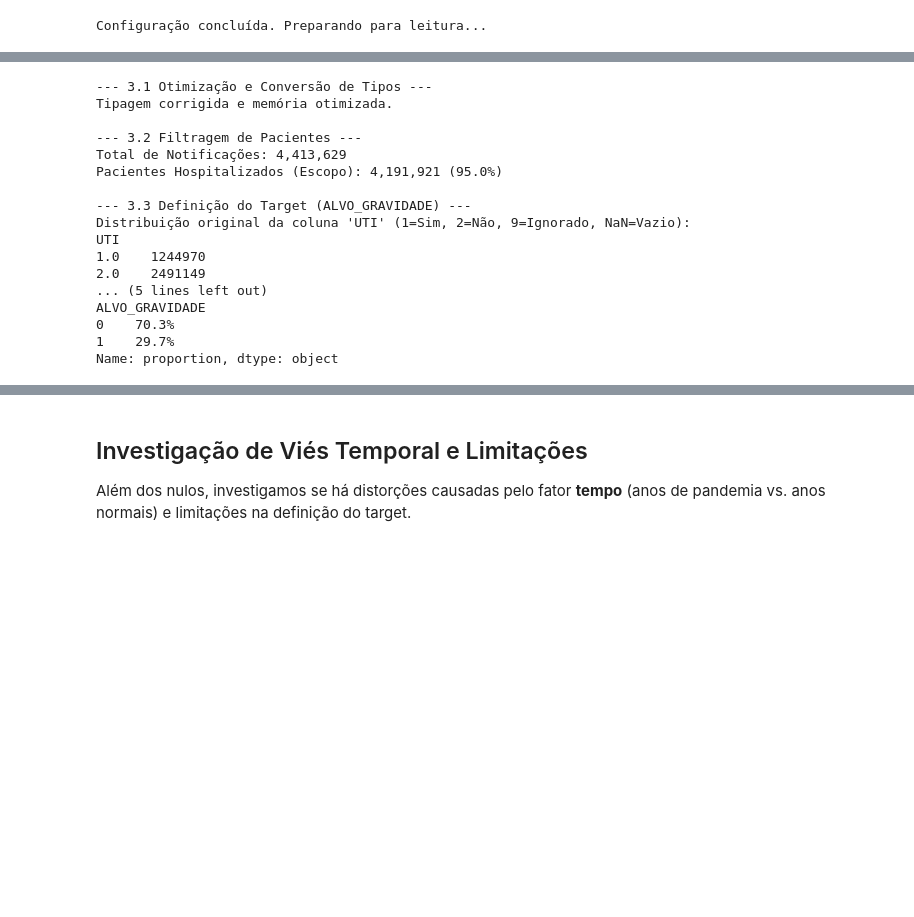
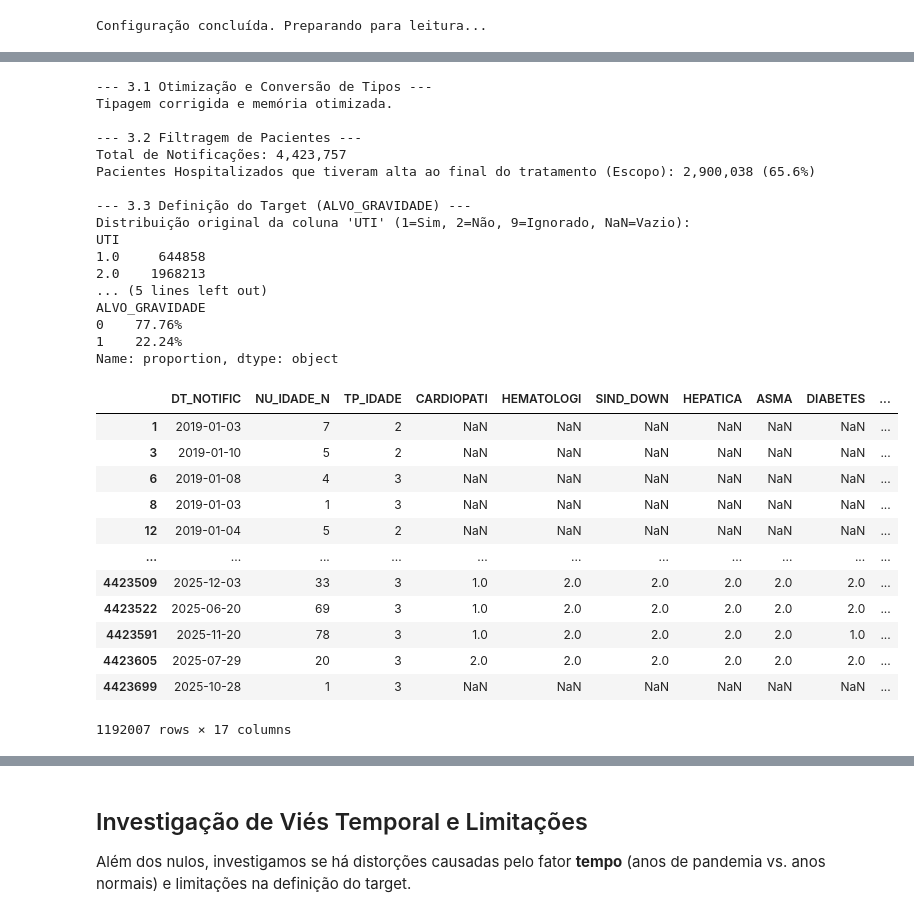
Before and after one commit to Andr3yGabriel/srag-analisis, a Jupyter notebook: main.ipynb, the cells around one changed output, grey strips where cells are left out. Saved outputs shown, nothing was run; the diff lists cells and outputs as text; code cells hidden in the pictures; blank space fills up the shorter version.

```diff
--- a/main.ipynb
+++ b/main.ipynb
@@ -143,25 +144,25 @@ if not df_final.empty:
     # --- 3.2 FILTRAGEM DE ESCOPO ---
     total_geral = len(df_final)
     # Filtrar apenas Hospitalizados (HOSPITAL == 1)
-    df_final = df_final[df_final['HOSPITAL'] == 1].copy()
+    df_filtrado = df_final[(df_final['HOSPITAL'] == 1) & ((df_final['EVOLUCAO'] == 1))].copy()
 
     print(f"\n--- 3.2 Filtragem de Pacientes ---")
     print(f"Total de Notificações: {total_geral:,.0f}")
-    print(f"Pacientes Hospitalizados (Escopo): {len(df_final):,.0f} ({(len(df_final)/total_geral):.1%})")
+    print(f"Pacientes Hospitalizados que tiveram alta ao final do tratamento (Escopo): {len(df_filtrado):,.0f} ({(len(df_filtrado)/total_geral):.1%})")
 
     # --- 3.3 DEFINIÇÃO DO TARGET ---
     # Analisar como a variável UTI vem preenchida originalmente
     print("\n--- 3.3 Definição do Target (ALVO_GRAVIDADE) ---")
     print("Distribuição original da coluna 'UTI' (1=Sim, 2=Não, 9=Ignorado, NaN=Vazio):")
-    print(df_final['UTI'].value_counts(dropna=False).sort_index())
+    print(df_filtrado['UTI'].value_counts(dropna=False).sort_index())
 
     # Criação do Target Binário:
     # 1 -> 1 (UTI)
     # Qualquer outra coisa (2, 9, NaN) -> 0 (Não UTI/Enfermaria)
-    df_final['ALVO_GRAVIDADE'] = np.where(df_final['UTI'] == 1, 1, 0)
+    df_filtrado['ALVO_GRAVIDADE'] = np.where(df_filtrado['UTI'] == 1, 1, 0)
 
     print(f"\nTarget criado. Distribuição final:")
-    print(df_final['ALVO_GRAVIDADE'].value_counts(normalize=True).mul(100).round(2).astype(str) + '%')
+    print(df_filtrado['ALVO_GRAVIDADE'].value_counts(normalize=True).mul(100).round(2).astype(str) + '%')
 
 else:
     print("DataFrame vazio. Verifique o carregamento.")
@@ -170,16 +171,32 @@ else:
 Tipagem corrigida e memória otimizada.
 
 --- 3.2 Filtragem de Pacientes ---
-Total de Notificações: 4,413,629
-Pacientes Hospitalizados (Escopo): 4,191,921 (95.0%)
+Total de Notificações: 4,423,757
+Pacientes Hospitalizados que tiveram alta ao final do tratamento (Escopo): 2,900,038 (65.6%)
 
 --- 3.3 Definição do Target (ALVO_GRAVIDADE) ---
 Distribuição original da coluna 'UTI' (1=Sim, 2=Não, 9=Ignorado, NaN=Vazio):
 UTI
-1.0    1244970
-2.0    2491149
+1.0     644858
+2.0    1968213
 ... (5 lines left out)
 ALVO_GRAVIDADE
-0    70.3%
-1    29.7%
+0    77.76%
+1    22.24%
 Name: proportion, dtype: object
+# %%
+df_final[(df_final['UTI'] == 1) & (df_final['EVOLUCAO'].notna())]
+# %% [output]
+|  | DT_NOTIFIC | NU_IDADE_N | TP_IDADE | CARDIOPATI | HEMATOLOGI | SIND_DOWN | HEPATICA | ASMA | DIABETES | ... |
+| 1 | 2019-01-03 | 7 | 2 | NaN | NaN | NaN | NaN | NaN | NaN | ... |
+| 3 | 2019-01-10 | 5 | 2 | NaN | NaN | NaN | NaN | NaN | NaN | ... |
+| 6 | 2019-01-08 | 4 | 3 | NaN | NaN | NaN | NaN | NaN | NaN | ... |
+| 8 | 2019-01-03 | 1 | 3 | NaN | NaN | NaN | NaN | NaN | NaN | ... |
+| 12 | 2019-01-04 | 5 | 2 | NaN | NaN | NaN | NaN | NaN | NaN | ... |
+| ... | ... | ... | ... | ... | ... | ... | ... | ... | ... | ... |
+| 4423509 | 2025-12-03 | 33 | 3 | 1.0 | 2.0 | 2.0 | 2.0 | 2.0 | 2.0 | ... |
+| 4423522 | 2025-06-20 | 69 | 3 | 1.0 | 2.0 | 2.0 | 2.0 | 2.0 | 2.0 | ... |
+| 4423591 | 2025-11-20 | 78 | 3 | 1.0 | 2.0 | 2.0 | 2.0 | 2.0 | 1.0 | ... |
+| 4423605 | 2025-07-29 | 20 | 3 | 2.0 | 2.0 | 2.0 | 2.0 | 2.0 | 2.0 | ... |
+| 4423699 | 2025-10-28 | 1 | 3 | NaN | NaN | NaN | NaN | NaN | NaN | ... |
+1192007 rows × 17 columns
```
Also changed, not shown: parts of 14 cells of this notebook, 1 other file.
